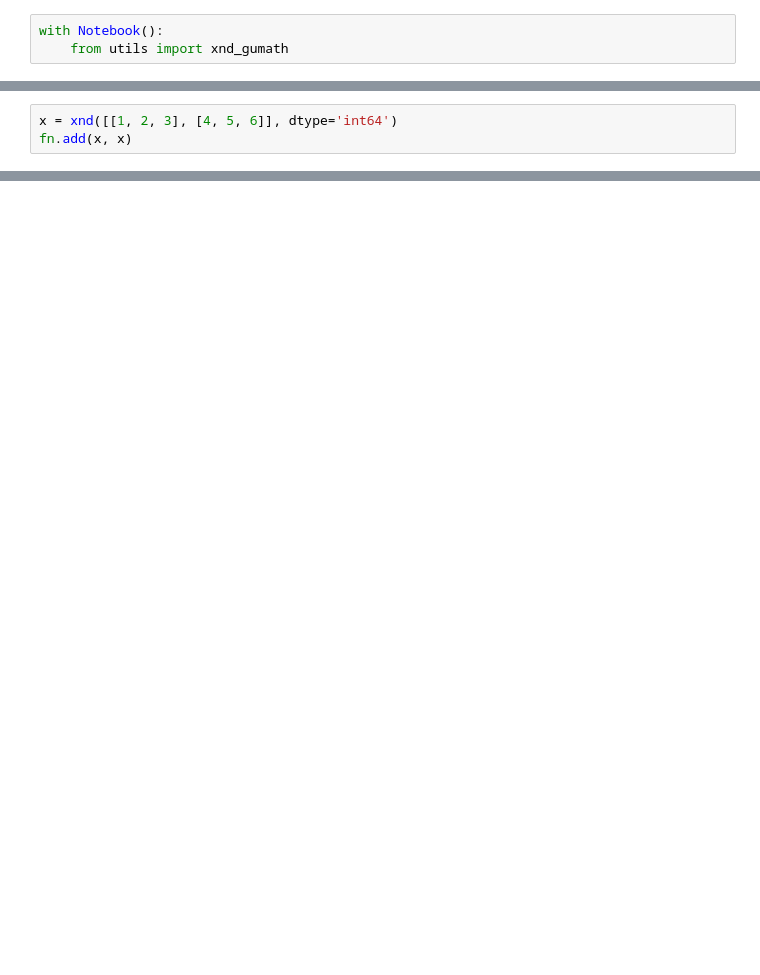
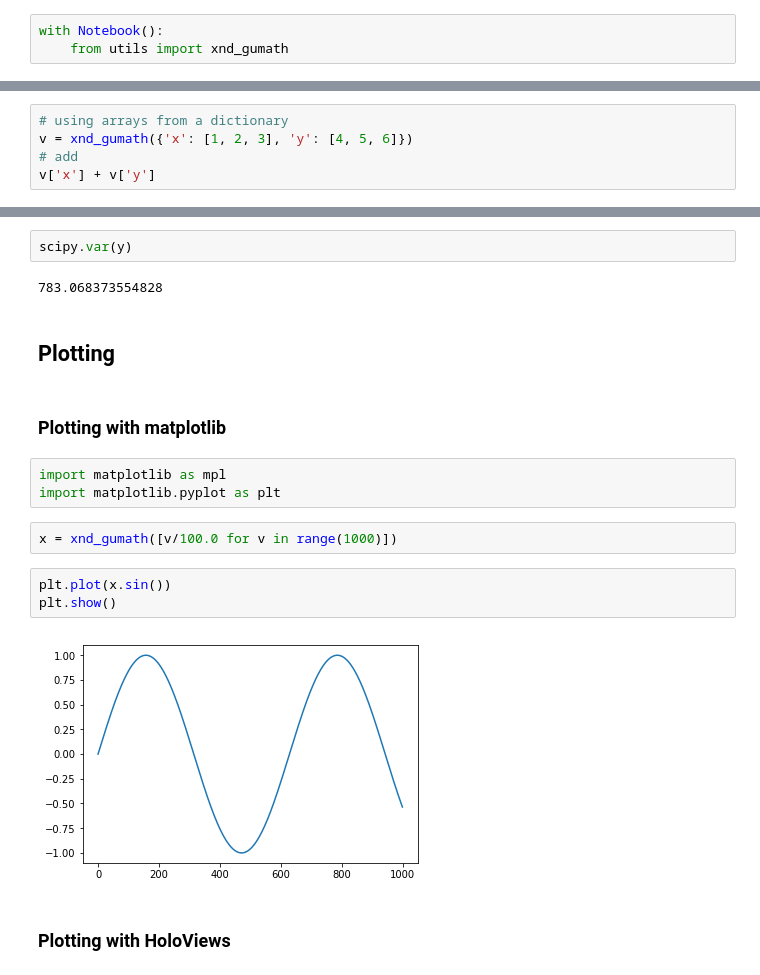
Before and after one commit to xnd-project/xnd-notebooks, a Jupyter notebook: Operations.ipynb, the cells around one changed output, grey strips where cells are left out. Cells and saved outputs as stored; diff of their text form; blank space fills up the shorter version.

Commit message:
Added examples using holoview, bokeh, scipy

```diff
--- a/Operations.ipynb
+++ b/Operations.ipynb
@@ -34,3 +21,5 @@ from gumath import functions as fn
 # %%
-x = xnd([[1, 2, 3], [4, 5, 6]], dtype='int64')
-fn.add(x, x)
+# using arrays from a dictionary
+v = xnd_gumath({'x': [1, 2, 3], 'y': [4, 5, 6]})
+# add
+v['x'] + v['y']
@@ -84,0 +70,20 @@ x * 5 + x.log()
+# %%
+scipy.var(y)
+# %% [output]
+783.068373554828
+# %% [markdown]
+## Plotting
+# %% [markdown]
+### Plotting with matplotlib
+# %%
+import matplotlib as mpl
+import matplotlib.pyplot as plt
+# %%
+x = xnd_gumath([v/100.0 for v in range(1000)])
+# %%
+plt.plot(x.sin())
+plt.show()
+# %% [output]
+[figure, added]
+# %% [markdown]
+### Plotting with HoloViews
```
Also changed, not shown: parts of 21 cells of this notebook, 2 other files.
